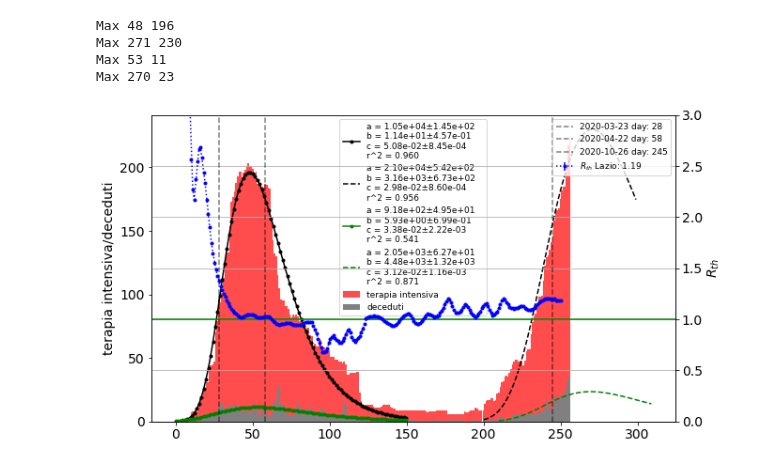
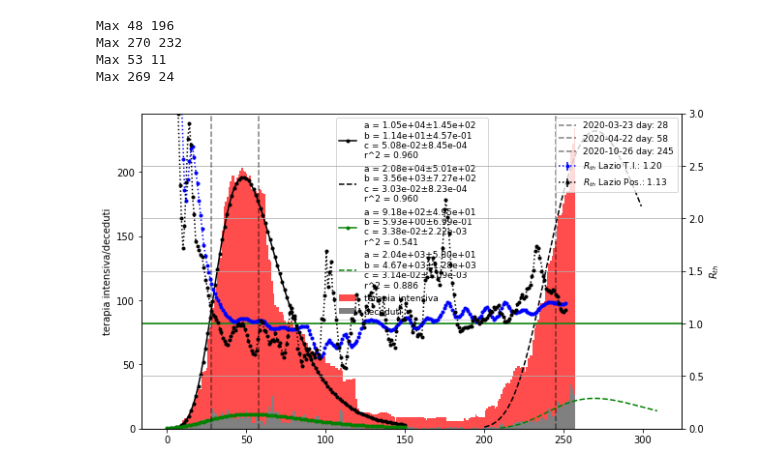
Before and after one commit to gmazzitelli/studenti, a Jupyter notebook: R_th.ipynb, the cells around one changed output. Cells and saved outputs as stored; diff of their text form; code cells hidden in the pictures.

```diff
--- a/R_th.ipynb
+++ b/R_th.ipynb
@@ -342,38 +342,40 @@ print ("Max {0:.0f} {1:.0f}".format(np.log(par[1])/par[2], par[0]*par[2]/np.exp(
 
 
 # fittalo(Gauss3, x[x<50], y[x<50], ax, [4000,30, 10], 'k--')
 
 ax.set_ylabel(r'terapia intensiva/deceduti')
 ax.set_ylim(bottom=0)
 ax.legend(loc=0, prop={'size': 9})
 ax = ax.twinx()
 
 data = Lazio['ricoverati_con_sintomi']
 x_ , y_ = Rth(data)
 
-
 # ax.errorbar(x, y, yerr=0, fmt='k.:', label='running avarege')
-ax.errorbar(x_, y_, yerr=0, fmt='b.:', label='$R_{th}$'+' Lazio: {0:.2f}'.format(y_[-1]))
+ax.errorbar(x_, y_, yerr=0, fmt='b.:', label='$R_{th}$'+' Lazio T.I.: {0:.2f}'.format(y_[-1]))
+data = Lazio['nuovi_positivi']
+x_ , y_ = Rth(data)
+ax.errorbar(x_, y_, yerr=0, fmt='k.:', label='$R_{th}$'+' Lazio Pos.: {0:.2f}'.format(y_[-1]))
 ax.axhline(1, color='green')
 ax.set_xlabel('giorni', horizontalalignment = 'left', x=0.8)
 ax.set_ylabel(r'$R_{th}$')
 day=28
 ax.axvline(day, color='black', linestyle='--', label='{:s} day: {:d}'.format(Lazio.iloc[day, 0][0:10], day), alpha=0.5)
 day=58
 ax.axvline(day, color='black', linestyle='--', label='{:s} day: {:d}'.format(Lazio.iloc[day, 0][0:10], day), alpha=0.5)
 day=245
 ax.axvline(day, color='black', linestyle='--', label='{:s} day: {:d}'.format(Lazio.iloc[day, 0][0:10], day), alpha=0.5)
 
 ax.legend(loc=1, prop={'size': 9})
 ax.set_ylim(bottom=0, top=3)
 ax.grid()
 plt.show()
 # %% [output]
 Max 48 196
-Max 271 230
+Max 270 232
 Max 53 11
-Max 270 23
+Max 269 24
-[figure, old version]
+[figure, new version]
 # %%
 fig, ax = plt.subplots(figsize=(10,6))
 x = np.linspace(0, len(Lombardia['data']), len(Lombardia['data']))
```
Also changed, not shown: parts of 6 cells of this notebook.
